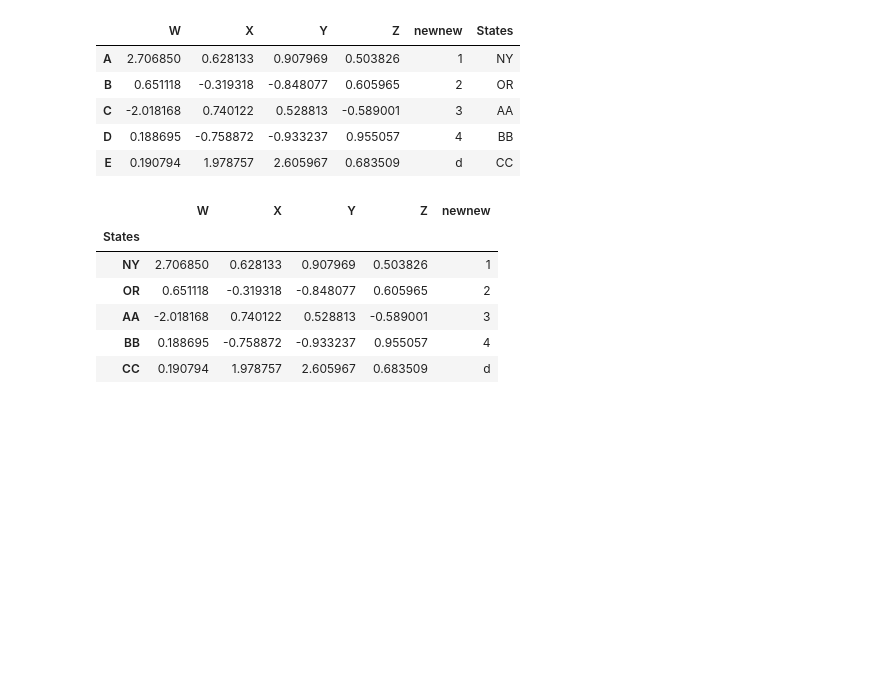
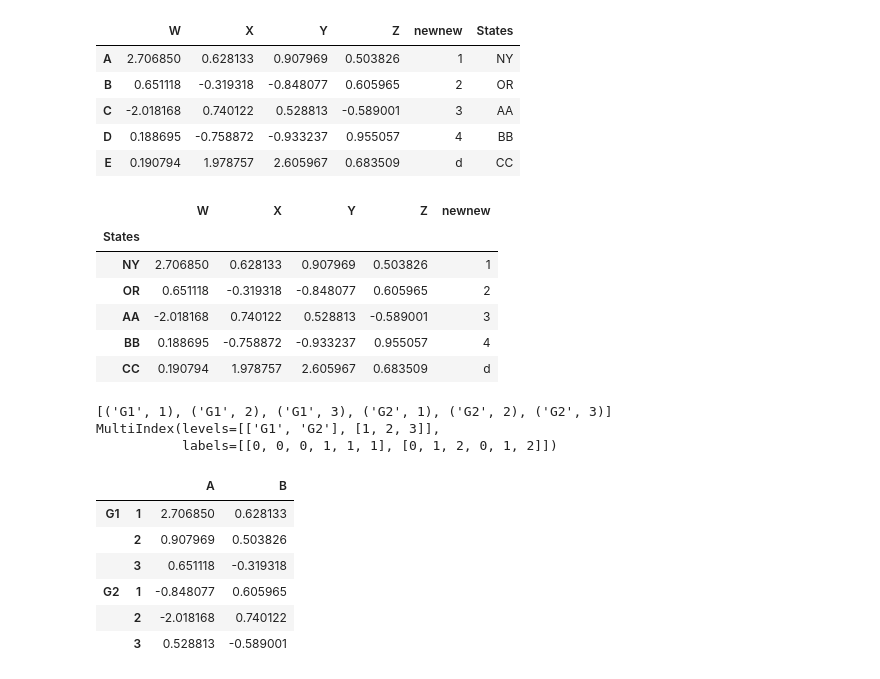
Before and after one commit to wwkb123/Python_And_MachineLearning_practice, a Jupyter notebook: pandas.ipynb, the cells around one changed output. Saved outputs shown, nothing was run; the diff lists cells and outputs as text; code cells hidden in the pictures; blank space fills up the shorter version.

```diff
--- a/pandas.ipynb
+++ b/pandas.ipynb
@@ -183,3 +183,14 @@ df.set_index("States")
 | AA | -2.018168 | 0.740122 | 0.528813 | -0.589001 | 3 |
 | BB | 0.188695 | -0.758872 | -0.933237 | 0.955057 | 4 |
 | CC | 0.190794 | 1.978757 | 2.605967 | 0.683509 | d |
+# %%
+outside = ['G1','G1','G1','G2','G2','G2']
+inside = [1,2,3,1,2,3]
+hier_index = list(zip(outside,inside))
+print(hier_index)
+hier_index = pd.MultiIndex.from_tuples(hier_index)
+print(hier_index)
+# %% [output]
+[('G1', 1), ('G1', 2), ('G1', 3), ('G2', 1), ('G2', 2), ('G2', 3)]
+MultiIndex(levels=[['G1', 'G2'], [1, 2, 3]],
+           labels=[[0, 0, 0, 1, 1, 1], [0, 1, 2, 0, 1, 2]])
@@ -185,0 +199,10 @@ df.set_index("States")
+# %%
+df
+# %% [output]
+|  |  | A | B |
+| G1 | 1 | 2.706850 | 0.628133 |
+|  | 2 | 0.907969 | 0.503826 |
+|  | 3 | 0.651118 | -0.319318 |
+| G2 | 1 | -0.848077 | 0.605965 |
+|  | 2 | -2.018168 | 0.740122 |
+|  | 3 | 0.528813 | -0.589001 |
```
Also changed, not shown: parts of 24 cells of this notebook.
